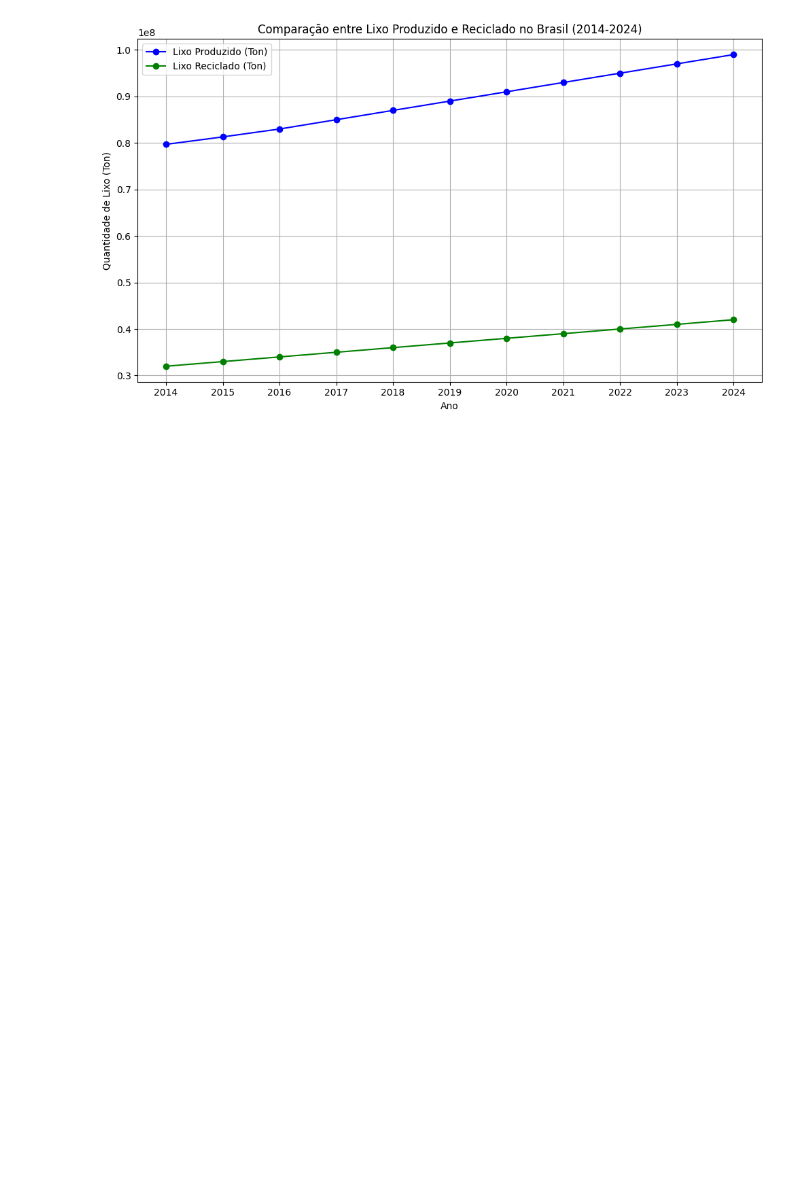
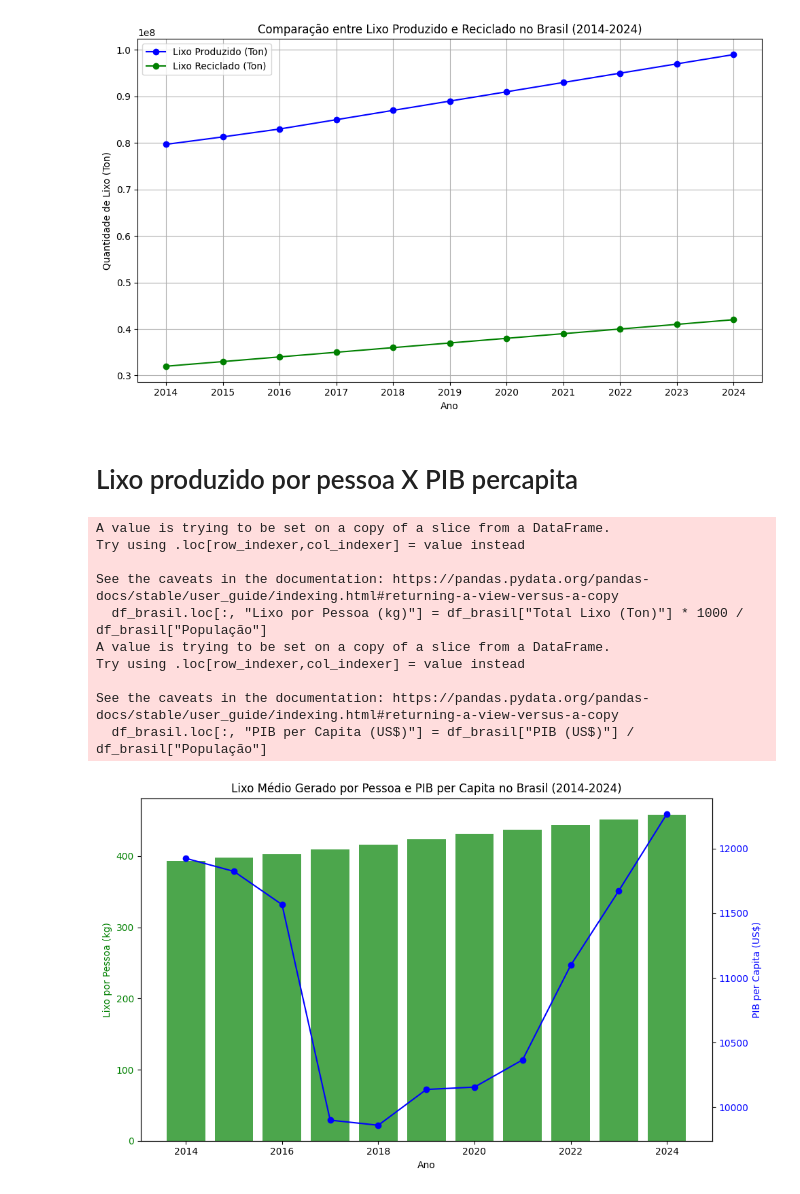
Before and after one commit to rafaelflorentino/Python, a Jupyter notebook: IA/Projeto_lixo/Projeto_lixo.ipynb, the cells around one changed output. Drawn from its saved outputs; the diff is of its cells as text; code cells hidden in the pictures; blank space fills up the shorter version.

```diff
--- a/IA/Projeto_lixo/Projeto_lixo.ipynb
+++ b/IA/Projeto_lixo/Projeto_lixo.ipynb
@@ -320,3 +333,50 @@ plt.tight_layout()
 plt.show()
 # %% [output]
 [figure]
+# %% [markdown]
+# Lixo produzido por pessoa X PIB percapita
+# %%
+df = pd.DataFrame(df)
+
+# Filtrar os dados apenas para o Brasil
+df_brasil = df.loc[df["País"] == "Brasil"]
+
+# Calcular a média de lixo gerado por pessoa
+df_brasil.loc[:, "Lixo por Pessoa (kg)"] = df_brasil["Total Lixo (Ton)"] * 1000 / df_brasil["População"]
+
+# Calcular o PIB per capita
+df_brasil.loc[:, "PIB per Capita (US$)"] = df_brasil["PIB (US$)"] / df_brasil["População"]
+
+# Criar o gráfico de barras com dois eixos
+fig, ax1 = plt.subplots(figsize=(10, 6))
+
+# Gráfico de barras para o lixo por pessoa
+ax1.bar(df_brasil["Ano"], df_brasil["Lixo por Pessoa (kg)"], color='green', alpha=0.7, label='Lixo por Pessoa (kg)')
+ax1.set_xlabel('Ano')
+ax1.set_ylabel('Lixo por Pessoa (kg)', color='green')
+ax1.tick_params(axis='y', labelcolor='green')
+
+# Criar um segundo eixo y para o PIB per capita
+ax2 = ax1.twinx()
+ax2.plot(df_brasil["Ano"], df_brasil["PIB per Capita (US$)"], color='blue', marker='o', label='PIB per Capita (US$)')
+ax2.set_ylabel('PIB per Capita (US$)', color='blue')
+ax2.tick_params(axis='y', labelcolor='blue')
+
+# Título do gráfico
+plt.title('Lixo Médio Gerado por Pessoa e PIB per Capita no Brasil (2014-2024)')
+
+# Mostrar o gráfico
+plt.tight_layout()
+plt.show()
+# %% [output]
+A value is trying to be set on a copy of a slice from a DataFrame.
+Try using .loc[row_indexer,col_indexer] = value instead
+
+See the caveats in the documentation: https://pandas.pydata.org/pandas-docs/stable/user_guide/indexing.html#returning-a-view-versus-a-copy
+  df_brasil.loc[:, "Lixo por Pessoa (kg)"] = df_brasil["Total Lixo (Ton)"] * 1000 / df_brasil["População"]
+A value is trying to be set on a copy of a slice from a DataFrame.
+Try using .loc[row_indexer,col_indexer] = value instead
+
+See the caveats in the documentation: https://pandas.pydata.org/pandas-docs/stable/user_guide/indexing.html#returning-a-view-versus-a-copy
+  df_brasil.loc[:, "PIB per Capita (US$)"] = df_brasil["PIB (US$)"] / df_brasil["População"]
+[figure, added]
```
Also changed, not shown: parts of 4 cells of this notebook, 1 other file.
